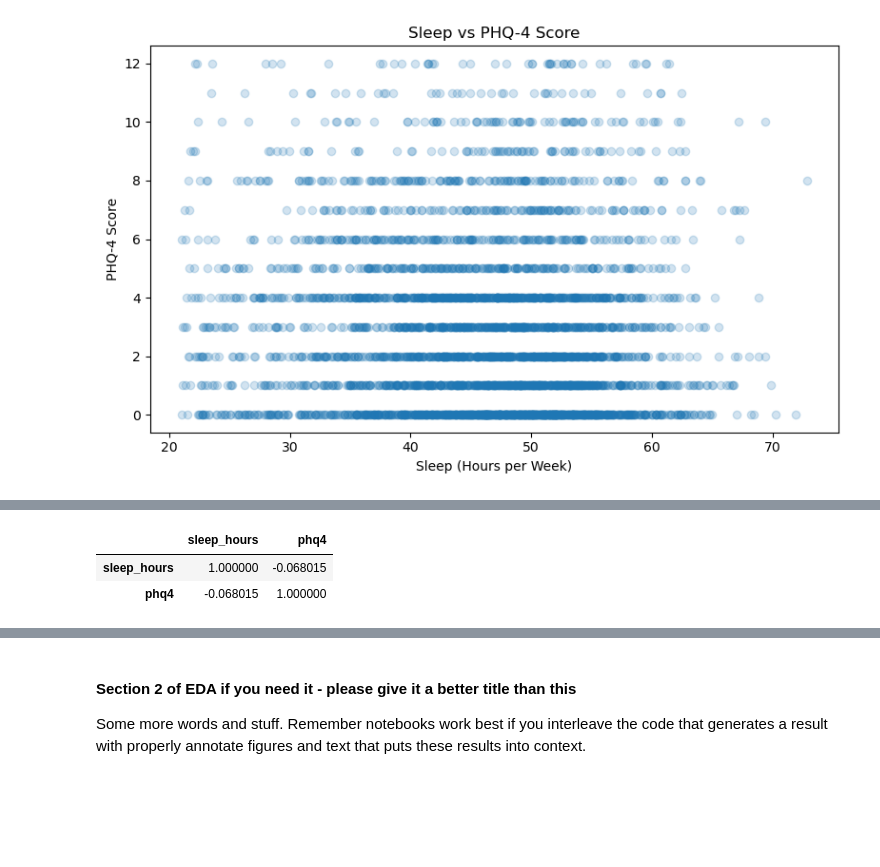
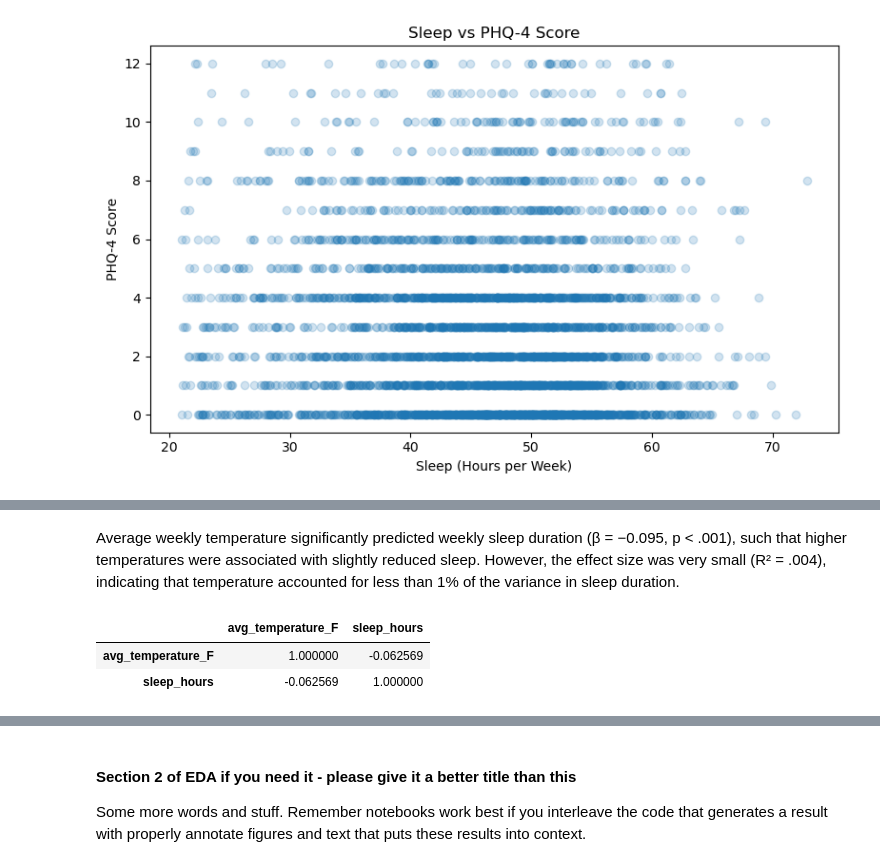
Before and after one commit to COGS108/Group053_WI26, a Jupyter notebook: 02-EDACheckpoint.ipynb, the cells around one changed output, grey strips where cells are left out. Cells and saved outputs as stored; diff of their text form; code cells hidden in the pictures; blank space fills up the shorter version.

```diff
--- a/02-EDACheckpoint.ipynb
+++ b/02-EDACheckpoint.ipynb
@@ -666,8 +701,10 @@ plt.show()
+# %% [markdown]
+Average weekly temperature significantly predicted weekly sleep duration (β = −0.095, p < .001), such that higher temperatures were associated with slightly reduced sleep. However, the effect size was very small (R² = .004), indicating that temperature accounted for less than 1% of the variance in sleep duration.
 # %%
 final_all.assign(
     sleep_hours = final_all["mainsleep_dur:7d"] / 60
-)[["sleep_hours", "phq4"]].corr()
+)[["avg_temperature_F", "sleep_hours"]].corr()
 # %% [output]
-|  | sleep_hours | phq4 |
-| sleep_hours | 1.000000 | -0.068015 |
-| phq4 | -0.068015 | 1.000000 |
+|  | avg_temperature_F | sleep_hours |
+| avg_temperature_F | 1.000000 | -0.062569 |
+| sleep_hours | -0.062569 | 1.000000 |
```
Also changed, not shown: parts of 14 cells of this notebook.
